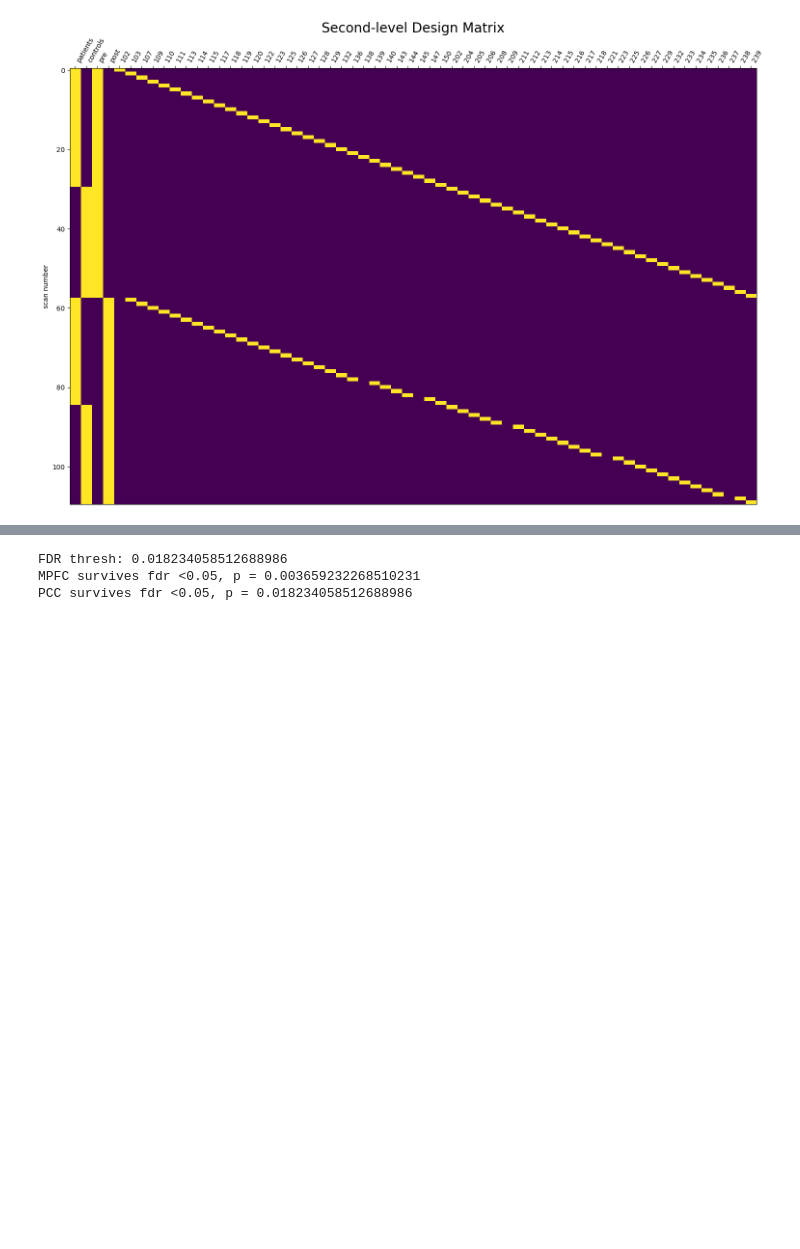
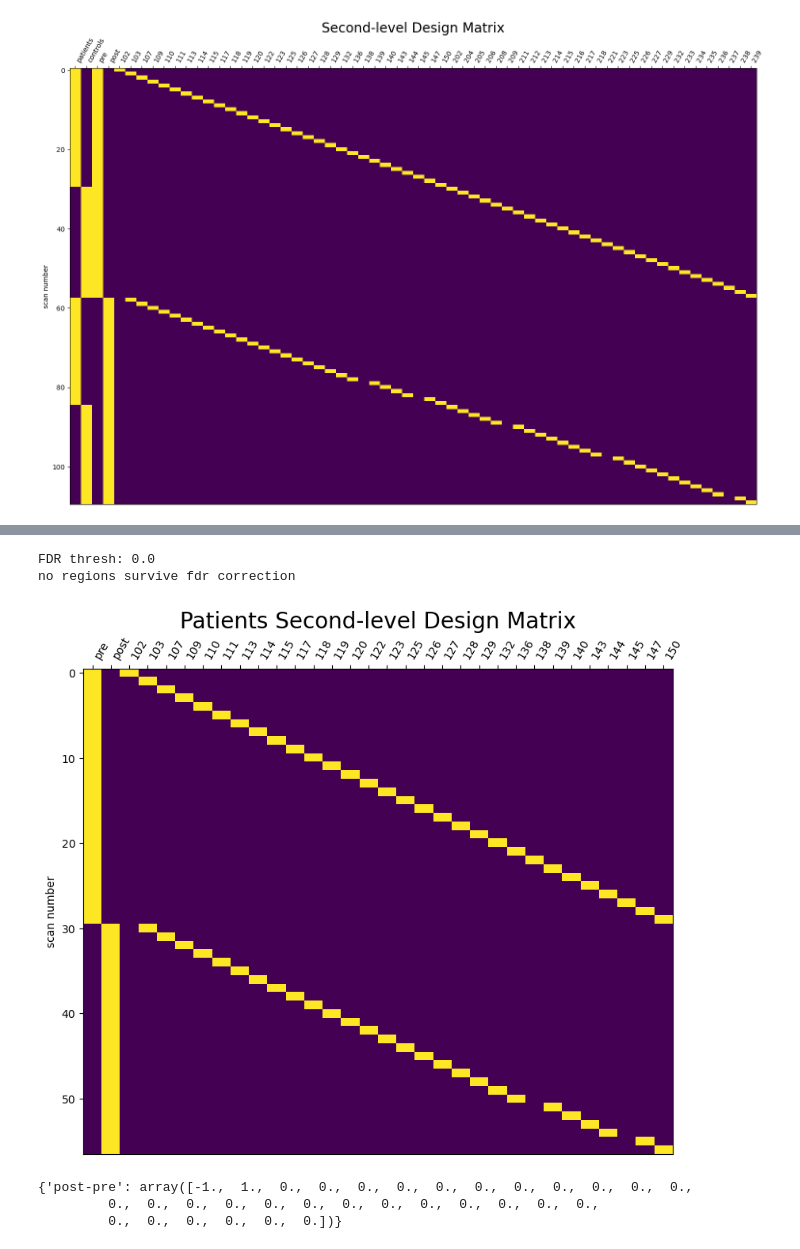
Before and after one commit to gillgrennan/self-other_ms, a Jupyter notebook: self-other_dmn_roi_analysis.ipynb, the cells around one changed output, grey strips where cells are left out. Saved outputs shown, nothing was run; the diff lists cells and outputs as text; code cells hidden in the pictures; blank space fills up the shorter version.

```diff
--- a/self-other_dmn_roi_analysis.ipynb
+++ b/self-other_dmn_roi_analysis.ipynb
@@ -947,10 +1112,9 @@ if fdr_thresh == 0:
 else:
     for no,roi in enumerate(rois):
         if p[no] <= fdr_thresh:
-            print(f"{roi} survives fdr <0.05, p = {p[no]}")
+            print(f"{roi} survives fdr <0.05, beta={ef[no]}, p={p[no]}")
 # fdr_z = norm.isf(fdr_thresh)
 # print(f'fdr z threshold: {fdr_z}')
 # %% [output]
-FDR thresh: 0.018234058512688986
-MPFC survives fdr <0.05, p = 0.003659232268510231
-PCC survives fdr <0.05, p = 0.018234058512688986
+FDR thresh: 0.0
+no regions survive fdr correction
@@ -956,0 +1202,3 @@ PCC survives fdr <0.05, p = 0.018234058512688986
+# %%
+patients = subjects[0:30]
+controls = subjects[30:58]
@@ -956,0 +1210,25 @@ PCC survives fdr <0.05, p = 0.018234058512688986
+# %%
+# plotting second level design matrix + adding column names for contrasts
+patients_prevpost_sldm = pd.DataFrame(patients_prevpost_sldm, columns=['pre'] +['post'] + patients)
+patients_prevpost_sldm.to_excel("/Users/angelafang/Desktop/patients_prevpost_sldm.xlsx")
+
+from nilearn.glm.second_level import SecondLevelModel
+plotting.plot_design_matrix(patients_prevpost_sldm, rescale=False)
+plt.title("Patients Second-level Design Matrix", fontsize=20)
+plotting.show()
+
+contrast_matrix = np.eye(patients_prevpost_sldm.shape[1])
+basic_contrasts = {
+    column: contrast_matrix[i]
+    for i, column in enumerate(patients_prevpost_sldm.columns)
+    }
+
+contrasts = {
+    "post-pre": (basic_contrasts["post"]-basic_contrasts["pre"]),
+    }
+contrasts
+# %% [output]
+[figure, added]
+{'post-pre': array([-1.,  1.,  0.,  0.,  0.,  0.,  0.,  0.,  0.,  0.,  0.,  0.,  0.,
+         0.,  0.,  0.,  0.,  0.,  0.,  0.,  0.,  0.,  0.,  0.,  0.,  0.,
+         0.,  0.,  0.,  0.,  0.,  0.])}
```
Also changed, not shown: parts of 23 cells of this notebook.
